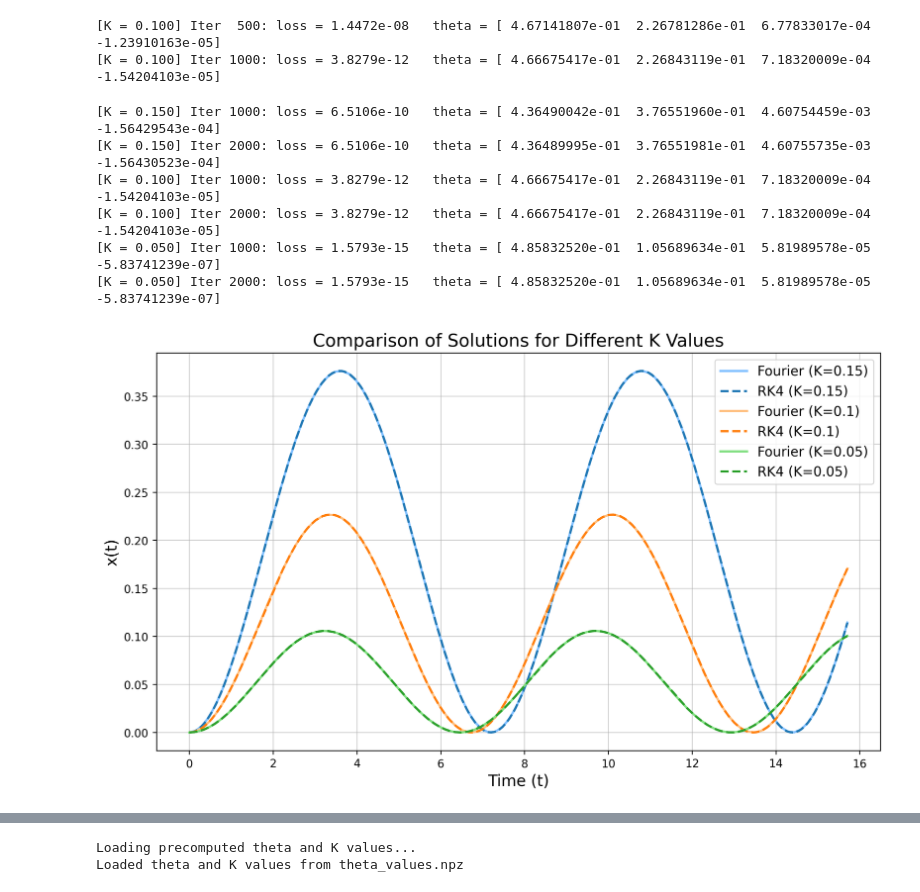
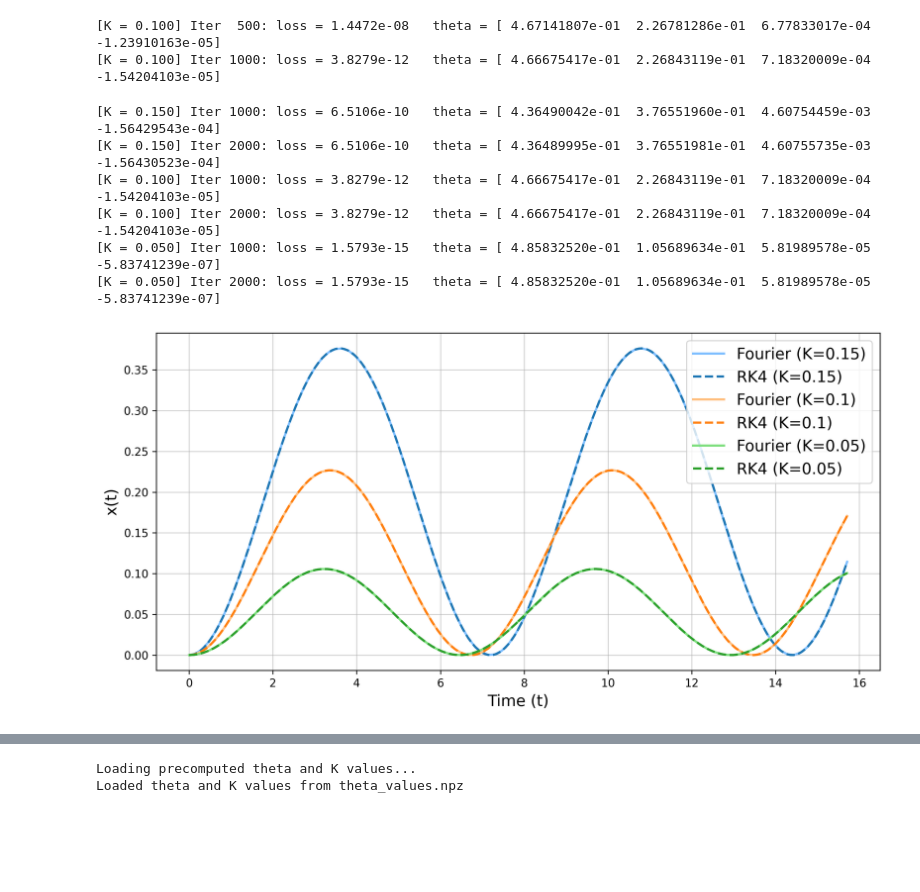
Before and after one commit to armanbolatov/magmems_optimization, a Jupyter notebook: main.ipynb, the cells around one changed output, grey strips where cells are left out. Cells and saved outputs as stored; diff of their text form; code cells hidden in the pictures; blank space fills up the shorter version.

Commit message:
amplitude experiments, minor plot modifications

```diff
--- a/main.ipynb
+++ b/main.ipynb
@@ -78,7 +78,7 @@ best_theta, best_loss = optimize_theta_for_k(k_example)
 # %%
 # Compare Fourier series model with a Runge-Kutta solution
 
-def runge_kutta_ode(k, dt=1e-6, T=5*np.pi):
+def runge_kutta_ode(k, dt=1e-6, T=5*np.pi, epsilon=1e-8):
     """
     Solve the original ODE using RK4:
     (1-x) x'' - x² + x = k
@@ -92,8 +92,8 @@ def runge_kutta_ode(k, dt=1e-6, T=5*np.pi):
 
     def f(x, v):
         denom = 1 - x
-        if np.abs(denom) < 1e-8:
-            denom = np.sign(denom)*1e-8
+        if np.abs(denom) < epsilon:
+            denom = np.sign(denom) * epsilon
         return (k + x**2 - x) / denom
 
     for i in range(N_steps-1):
@@ -129,7 +129,7 @@ k_values = [0.15, 0.1, 0.05]
 # Store results for comparison plots
 results = {'k_values': k_values, 't_rk': [], 'x_rk': [], 't_fourier': [], 'x_fourier': []}
 
-plt.figure(figsize=(10, 6), dpi=250)
+plt.figure(figsize=(10, 5), dpi=300)
 
 # Colors for plotting
 light_colors = ['#7fbfff', '#ffbf7f', '#7fdf7f']  # Lighter versions
@@ -139,35 +139,34 @@ for i, k in enumerate(k_values):
     # RK4 solution
     t_rk, x_rk = runge_kutta_ode(k, dt=1e-5, T=5*np.pi)
     results['t_rk'].append(t_rk)
     results['x_rk'].append(x_rk)
 
     # Fourier solution
     best_theta, _ = optimize_theta_for_k(k, n_iter=2000, print_every=1000)
     t_fourier = torch.linspace(0, 5 * np.pi, 100, device=device)
     x_fourier = fourier_series_solution(t_fourier, best_theta).detach().cpu().numpy()
     results['t_fourier'].append(t_fourier.cpu().numpy())
     results['x_fourier'].append(x_fourier)
 
     plt.plot(t_fourier.cpu().numpy(), x_fourier, '-', linewidth=2,
              color=light_colors[i], label=f'Fourier (K={k})')
     plt.plot(t_rk[::100], x_rk[::100], '--', linewidth=2,
              color=normal_colors[i], label=f'RK4 (K={k})')
 
 plt.xlabel('Time (t)', fontsize=14)
 plt.ylabel('x(t)', fontsize=14)
-plt.title('Comparison of Solutions for Different K Values', fontsize=16)
-plt.legend(fontsize=12, loc='upper right')
+plt.legend(fontsize=14, loc='upper right')
 plt.grid(True, alpha=0.6)
 plt.tight_layout()
 plt.savefig('figs/comparison_multiple_k.pdf', bbox_inches='tight', dpi=300)
 plt.show()
 # %% [output]
 [K = 0.150] Iter 1000: loss = 6.5106e-10   theta = [ 4.36490042e-01  3.76551960e-01  4.60754459e-03 -1.56429543e-04]
 [K = 0.150] Iter 2000: loss = 6.5106e-10   theta = [ 4.36489995e-01  3.76551981e-01  4.60755735e-03 -1.56430523e-04]
 [K = 0.100] Iter 1000: loss = 3.8279e-12   theta = [ 4.66675417e-01  2.26843119e-01  7.18320009e-04 -1.54204103e-05]
 [K = 0.100] Iter 2000: loss = 3.8279e-12   theta = [ 4.66675417e-01  2.26843119e-01  7.18320009e-04 -1.54204103e-05]
 [K = 0.050] Iter 1000: loss = 1.5793e-15   theta = [ 4.85832520e-01  1.05689634e-01  5.81989578e-05 -5.83741239e-07]
 [K = 0.050] Iter 2000: loss = 1.5793e-15   theta = [ 4.85832520e-01  1.05689634e-01  5.81989578e-05 -5.83741239e-07]
-[figure, old version]
+[figure, new version]
 # %%
 # Plot absolute error between Fourier and RK4 solutions
```
Also changed, not shown: parts of 7 cells of this notebook, 6 other files.
